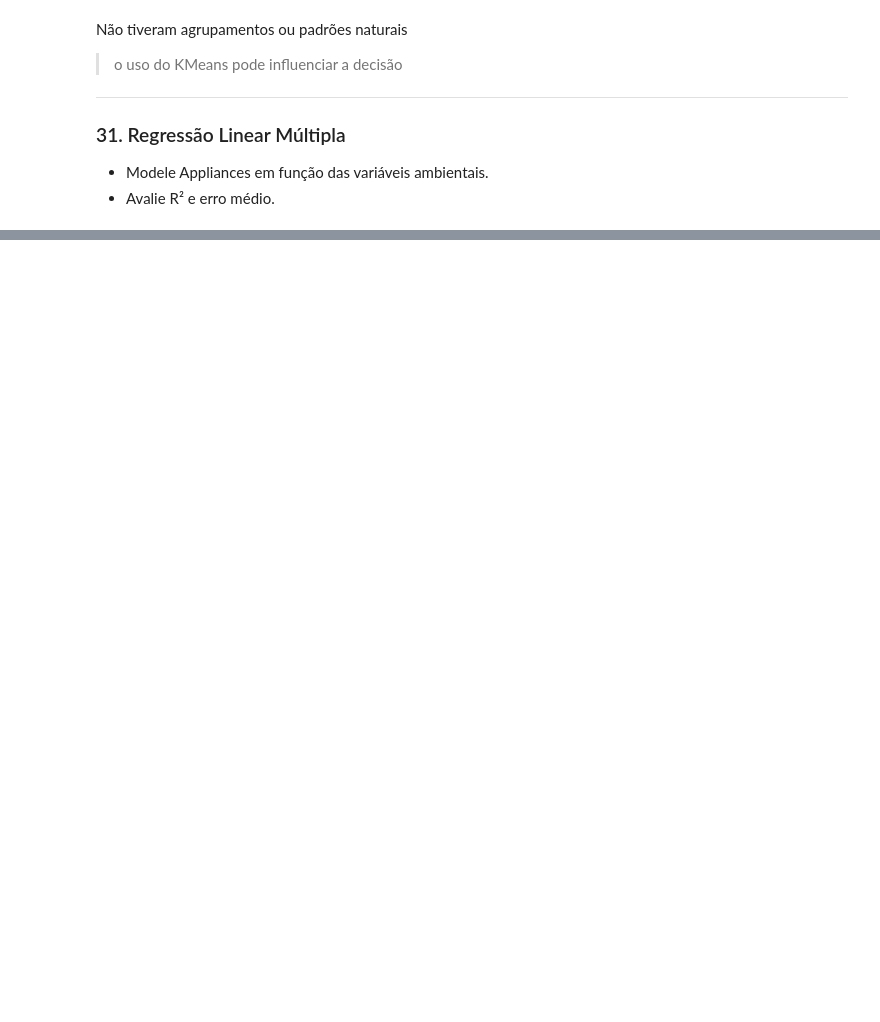
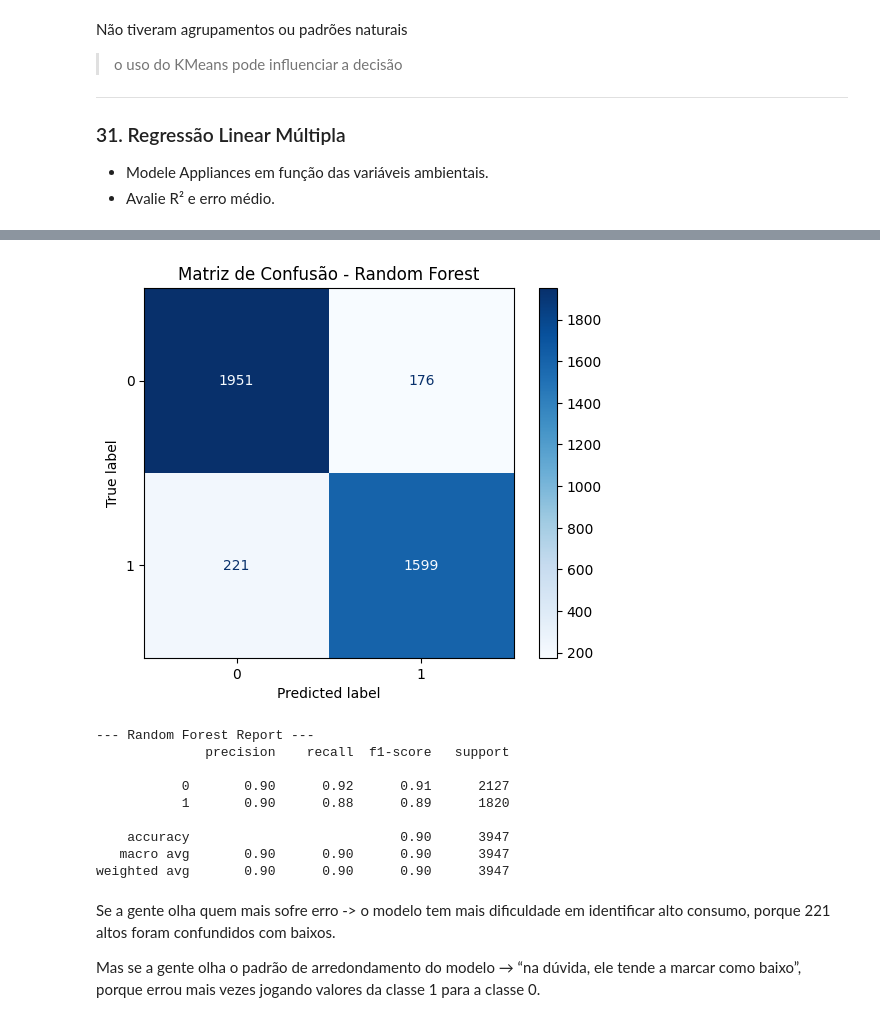
Before and after one commit to Entrega-CheckPoint/IOT-IOB-GENERATIVE-IA-CP04, a Jupyter notebook: parte-3.ipynb, the cells around one changed output, grey strips where cells are left out. Saved outputs shown, nothing was run; the diff lists cells and outputs as text; code cells hidden in the pictures; blank space fills up the shorter version.

```diff
--- a/parte-3.ipynb
+++ b/parte-3.ipynb
@@ -362,0 +490,6 @@ usar o modelo escalonado ou com os valores originais, `não altera o R²`, porem
+# %%
+median_appliances = df_scaled["Appliances"].median()
+df_scaled["consumo"] = df_scaled["Appliances"].apply(
+    lambda x: 1 if x > median_appliances else 0
+)
+df_scaled.head()
@@ -362,0 +504,27 @@ usar o modelo escalonado ou com os valores originais, `não altera o R²`, porem
+# %%
+# Separar variáveis explicativas (X) e alvo (y)
+X = df_scaled.drop(columns=["Appliances", "consumo"])
+y = df_scaled["consumo"]
+
+# Divisão treino/teste
+X_train, X_test, y_train, y_test = train_test_split(X, y, test_size=0.2, random_state=42)
+
+# Modelo 1 - Regressão Logística
+log_reg = LogisticRegression(max_iter=1000)
+log_reg.fit(X_train, y_train)
+y_pred_log = log_reg.predict(X_test)
+
+# Modelo 2 - Random Forest
+rf_clf = RandomForestClassifier(n_estimators=100, random_state=42)
+rf_clf.fit(X_train, y_train)
+y_pred_rf = rf_clf.predict(X_test)
+
+# Avaliação
+print("Logistic Regression Accuracy:", accuracy_score(y_test, y_pred_log))
+print("Random Forest Accuracy:", accuracy_score(y_test, y_pred_rf))
+
+print("\n--- Logistic Regression Report ---")
+print(classification_report(y_test, y_pred_log))
+
+print("\n--- Random Forest Report ---")
+print(classification_report(y_test, y_pred_rf))
@@ -362,0 +582,27 @@ usar o modelo escalonado ou com os valores originais, `não altera o R²`, porem
+# %%
+
+# Para o Random Forest (melhor modelo)
+cm = confusion_matrix(y_test, y_pred_rf)
+
+disp = ConfusionMatrixDisplay(confusion_matrix=cm, display_labels=[0,1])
+disp.plot(cmap="Blues")
+plt.title("Matriz de Confusão - Random Forest")
+plt.show()
+
+print("\n--- Random Forest Report ---")
+print(classification_report(y_test, y_pred_rf))
+# %% [output]
+[figure, added]
+--- Random Forest Report ---
+              precision    recall  f1-score   support
+
+           0       0.90      0.92      0.91      2127
+           1       0.90      0.88      0.89      1820
+
+    accuracy                           0.90      3947
+   macro avg       0.90      0.90      0.90      3947
+weighted avg       0.90      0.90      0.90      3947
+# %% [markdown]
+Se a gente olha quem mais sofre erro -> o modelo tem mais dificuldade em identificar alto consumo, porque 221 altos foram confundidos com baixos.
+
+Mas se a gente olha o padrão de arredondamento do modelo → “na dúvida, ele tende a marcar como baixo”, porque errou mais vezes jogando valores da classe 1 para a classe 0.
```
Also changed, not shown: parts of 23 cells of this notebook, 1 other file.
